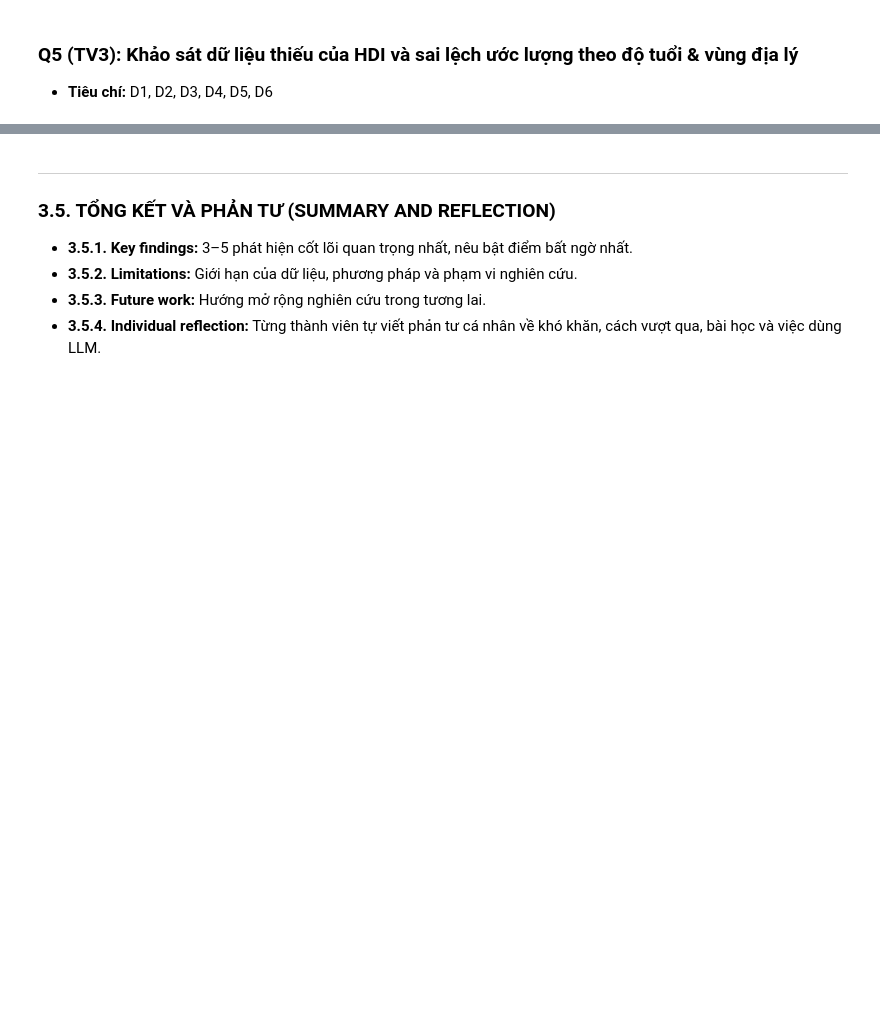
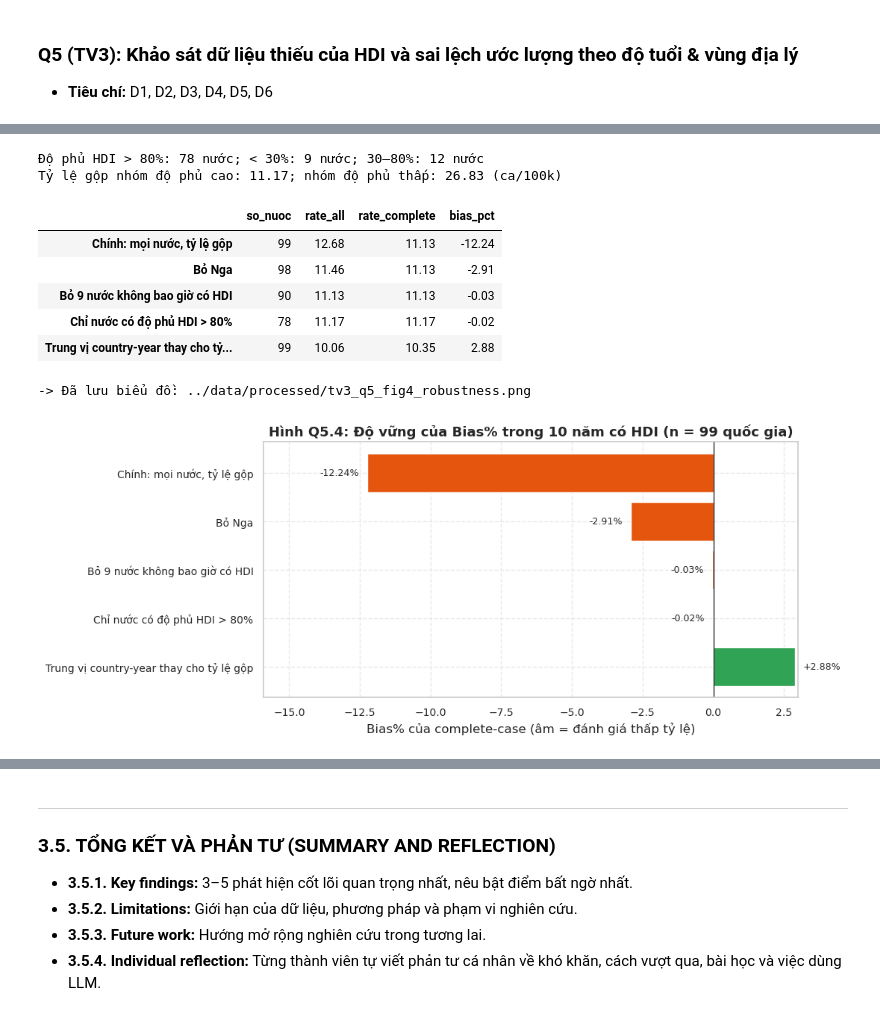
Before and after one commit to 24122039Kien/HCMUS_HKD_program_for_data_scientists, a Jupyter notebook: notebooks/02_analysis.ipynb, the cells around one changed output, grey strips where cells are left out. Drawn from its saved outputs; the diff is of its cells as text; code cells hidden in the pictures; blank space fills up the shorter version.

```diff
--- a/notebooks/02_analysis.ipynb
+++ b/notebooks/02_analysis.ipynb
@@ -37,0 +546,59 @@ print("Module và thiết lập trực quan hóa đã sẵn sàng!")
+# %%
+q5_cov = 1 - q5_hcy.groupby('country')['is_missing_hdi'].mean()
+q5_high = q5_cov[q5_cov > 0.8].index
+q5_low = q5_cov[q5_cov < 0.3].index
+print(f"Độ phủ HDI > 80%: {len(q5_high)} nước; < 30%: {len(q5_low)} nước; "
+      f"30–80%: {len(q5_cov) - len(q5_high) - len(q5_low)} nước")
+print(f"Tỷ lệ gộp nhóm độ phủ cao: "
+      f"{calculate_aggregated_rate(q5_h[q5_h['country'].isin(q5_high)]):.2f}"
+      f"; nhóm độ phủ thấp: "
+      f"{calculate_aggregated_rate(q5_h[q5_h['country'].isin(q5_low)]):.2f}"
+      " (ca/100k)")
+
+q5_variants = {
+    'Chính: mọi nước, tỷ lệ gộp': q5_h,
+    'Bỏ Nga': q5_h[q5_h['country'] != 'Russian Federation'],
+    'Bỏ 9 nước không bao giờ có HDI':
+        q5_h[~q5_h['country'].isin(q5_never.index)],
+    'Chỉ nước có độ phủ HDI > 80%': q5_h[q5_h['country'].isin(q5_high)],
+}
+q5_robust = pd.DataFrame({
+    name: {'so_nuoc': d['country'].nunique(),
+           'rate_all': calculate_aggregated_rate(d),
+           'rate_complete': calculate_aggregated_rate(
+               d[~d['is_missing_hdi']]),
+           'bias_pct': q5_bias_pct(d)}
+    for name, d in q5_variants.items()}).T
+q5_med_all = q5_cyr['rate'].median()
+q5_med_cc = q5_have_r.median()
+q5_robust.loc['Trung vị country-year thay cho tỷ lệ gộp'] = [
+    q5_h['country'].nunique(), q5_med_all, q5_med_cc,
+    100 * (q5_med_cc - q5_med_all) / q5_med_all]
+q5_robust['so_nuoc'] = q5_robust['so_nuoc'].astype(int)
+display(q5_robust.round(2))
+
+fig, ax = plt.subplots(figsize=(11, 4.5))
+q5_rb = q5_robust['bias_pct'][::-1]
+ax.barh(q5_rb.index, q5_rb, color=np.where(q5_rb < 0, '#e6550d', '#31a354'))
+for i, v in enumerate(q5_rb):
+    ax.text(v - 0.3 if v < 0 else v + 0.3, i, f"{v:+.2f}%", va='center',
+            ha='right' if v < 0 else 'left', fontsize=9)
+ax.axvline(0, color='black', linewidth=0.8)
+ax.set_xlim(q5_rb.min() * 1.3, 3)
+ax.set_xlabel('Bias% của complete-case (âm = đánh giá thấp tỷ lệ)')
+ax.set_title('Hình Q5.4: Độ vững của Bias% trong 10 năm có HDI '
+             f'(n = {q5_h["country"].nunique()} quốc gia)')
+fig.tight_layout()
+save_figure(fig, '../data/processed/tv3_q5_fig4_robustness.png')
+plt.show()
+# %% [output]
+Độ phủ HDI > 80%: 78 nước; < 30%: 9 nước; 30–80%: 12 nước
+Tỷ lệ gộp nhóm độ phủ cao: 11.17; nhóm độ phủ thấp: 26.83 (ca/100k)
+|  | so_nuoc | rate_all | rate_complete | bias_pct |
+| Chính: mọi nước, tỷ lệ gộp | 99 | 12.68 | 11.13 | -12.24 |
+| Bỏ Nga | 98 | 11.46 | 11.13 | -2.91 |
+| Bỏ 9 nước không bao giờ có HDI | 90 | 11.13 | 11.13 | -0.03 |
+| Chỉ nước có độ phủ HDI > 80% | 78 | 11.17 | 11.17 | -0.02 |
+| Trung vị country-year thay cho tỷ... | 99 | 10.06 | 10.35 | 2.88 |
+-> Đã lưu biểu đồ: ../data/processed/tv3_q5_fig4_robustness.png
+[figure, added]
```
Also changed, not shown: parts of 18 cells of this notebook, 2 other files.
